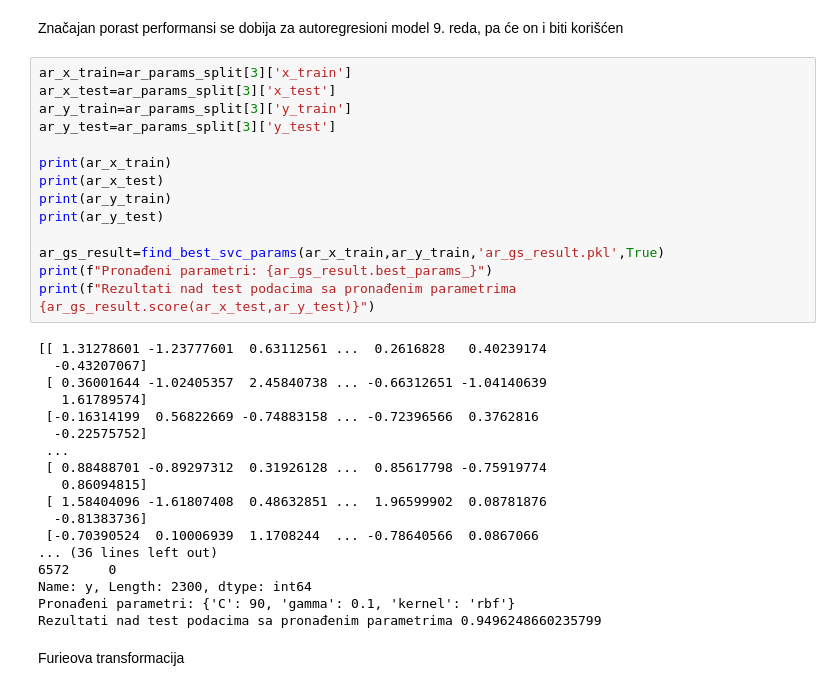
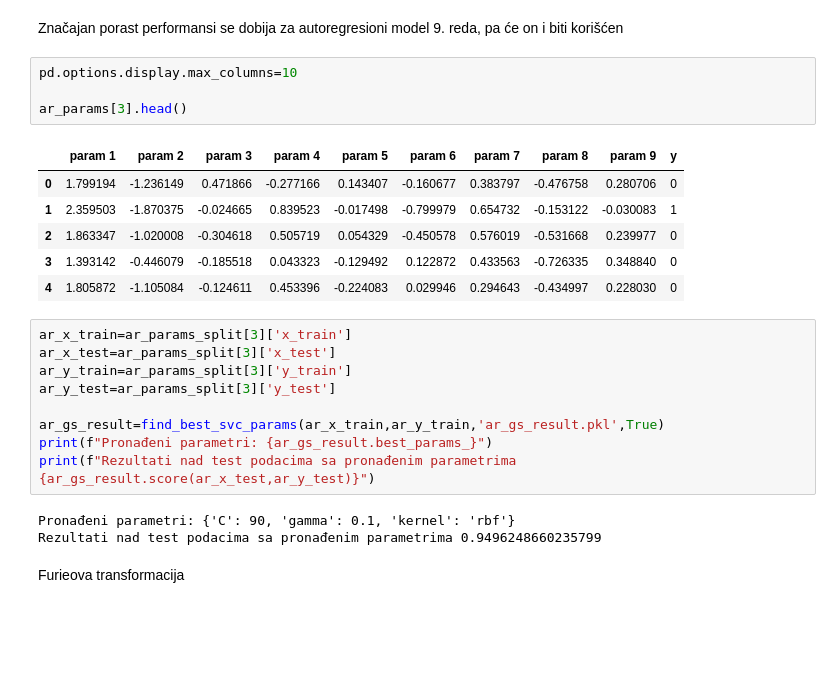
Before and after one commit to mijatkrivokapic/Epileptic-Seizure-Recognition, a Jupyter notebook: main.ipynb, the cells around one changed output. Drawn from its saved outputs; the diff is of its cells as text; blank space fills up the shorter version.

```diff
--- a/main.ipynb
+++ b/main.ipynb
@@ -170,36 +170,27 @@ Autoregresivni model 15. reda:
 Rezultati nad test podacima sa podrazumevanim parametrima: 0.9237472766884531
 # %% [markdown]
 Značajan porast performansi se dobija za autoregresioni model 9. reda, pa će on i biti korišćen
+# %%
+pd.options.display.max_columns=10
+
+ar_params[3].head()
+# %% [output]
+|  | param 1 | param 2 | param 3 | param 4 | param 5 | param 6 | param 7 | param 8 | param 9 | y |
+| 0 | 1.799194 | -1.236149 | 0.471866 | -0.277166 | 0.143407 | -0.160677 | 0.383797 | -0.476758 | 0.280706 | 0 |
+| 1 | 2.359503 | -1.870375 | -0.024665 | 0.839523 | -0.017498 | -0.799979 | 0.654732 | -0.153122 | -0.030083 | 1 |
+| 2 | 1.863347 | -1.020008 | -0.304618 | 0.505719 | 0.054329 | -0.450578 | 0.576019 | -0.531668 | 0.239977 | 0 |
+| 3 | 1.393142 | -0.446079 | -0.185518 | 0.043323 | -0.129492 | 0.122872 | 0.433563 | -0.726335 | 0.348840 | 0 |
+| 4 | 1.805872 | -1.105084 | -0.124611 | 0.453396 | -0.224083 | 0.029946 | 0.294643 | -0.434997 | 0.228030 | 0 |
 # %%
 ar_x_train=ar_params_split[3]['x_train']
 ar_x_test=ar_params_split[3]['x_test']
 ar_y_train=ar_params_split[3]['y_train']
 ar_y_test=ar_params_split[3]['y_test']
 
-print(ar_x_train)
-print(ar_x_test)
-print(ar_y_train)
-print(ar_y_test)
-
 ar_gs_result=find_best_svc_params(ar_x_train,ar_y_train,'ar_gs_result.pkl',True)
 print(f"Pronađeni parametri: {ar_gs_result.best_params_}")
 print(f"Rezultati nad test podacima sa pronađenim parametrima {ar_gs_result.score(ar_x_test,ar_y_test)}")
 # %% [output]
-[[ 1.31278601 -1.23777601  0.63112561 ...  0.2616828   0.40239174
-  -0.43207067]
- [ 0.36001644 -1.02405357  2.45840738 ... -0.66312651 -1.04140639
-   1.61789574]
- [-0.16314199  0.56822669 -0.74883158 ... -0.72396566  0.3762816
-  -0.22575752]
- ...
- [ 0.88488701 -0.89297312  0.31926128 ...  0.85617798 -0.75919774
-   0.86094815]
- [ 1.58404096 -1.61807408  0.48632851 ...  1.96599902  0.08781876
-  -0.81383736]
- [-0.70390524  0.10006939  1.1708244  ... -0.78640566  0.0867066
-... (36 lines left out)
-6572     0
-Name: y, Length: 2300, dtype: int64
 Pronađeni parametri: {'C': 90, 'gamma': 0.1, 'kernel': 'rbf'}
 Rezultati nad test podacima sa pronađenim parametrima 0.9496248660235799
 # %% [markdown]
```
Also changed, not shown: parts of 1 cell of this notebook, 1 other file.
